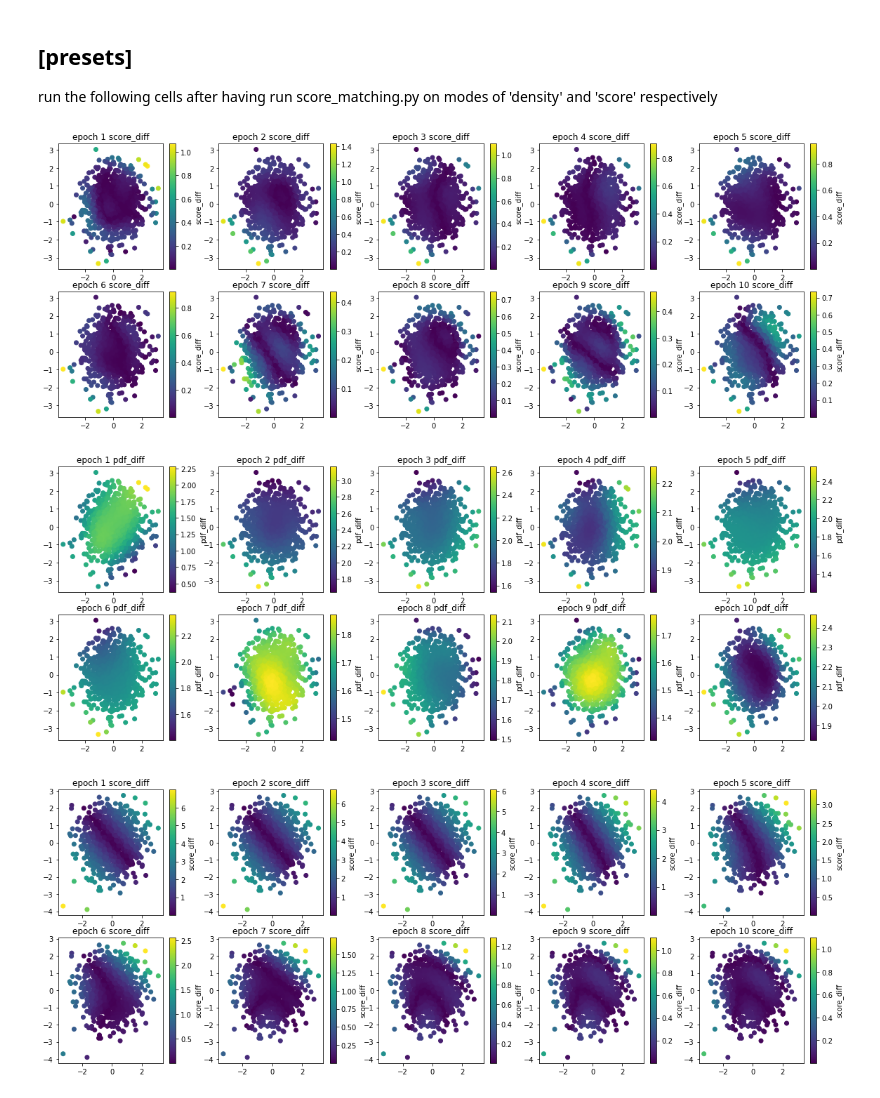
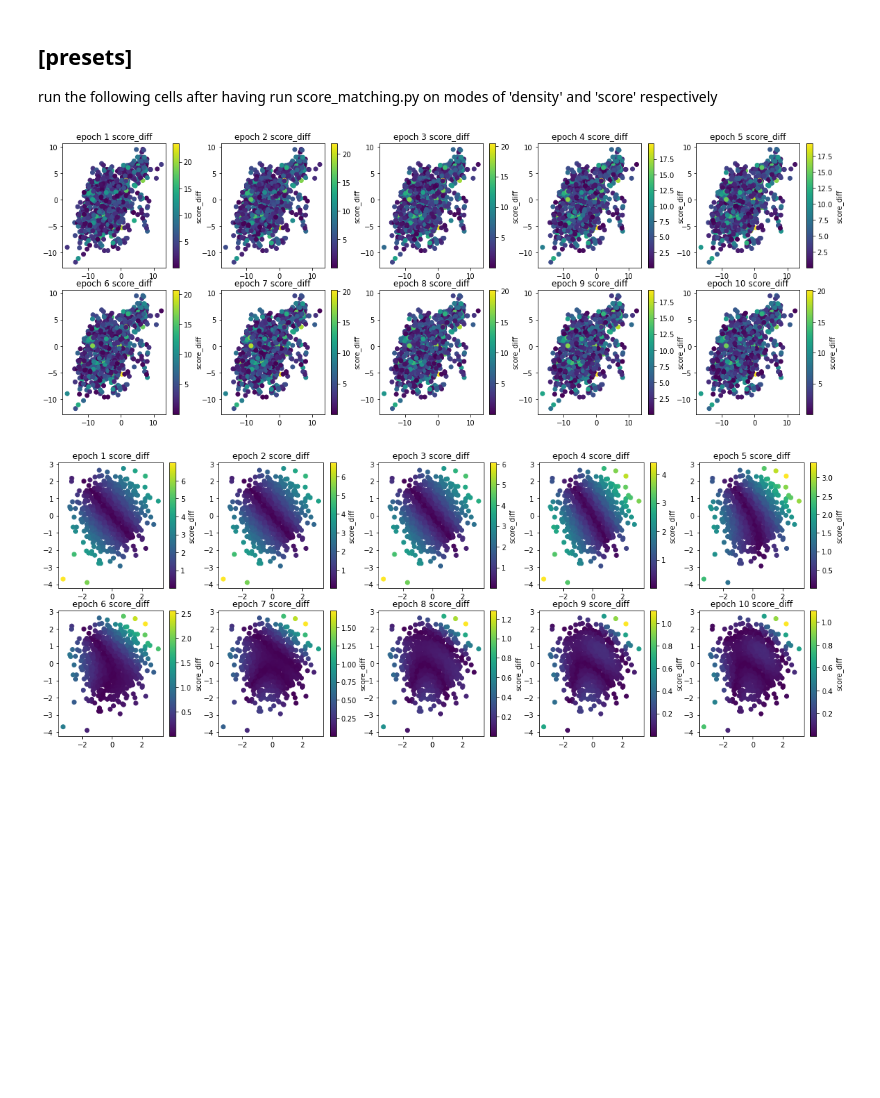
Before and after one commit to joshcbrown/Vacation-Scholarship-2022, a Jupyter notebook: visualisations.ipynb, the cells around one changed output. Saved outputs shown, nothing was run; the diff lists cells and outputs as text; code cells hidden in the pictures; blank space fills up the shorter version.

```diff
--- a/visualisations.ipynb
+++ b/visualisations.ipynb
@@ -30,11 +35,9 @@ def plot_all(var, file_in, folder='', filename=None):
 
 run the following cells after having run score_matching.py on modes of 'density' and 'score' respectively
 # %%
-plot_all('score_diff', 'outputs/density/', 'density swish')
-plot_all('pdf_diff', 'outputs/density/', 'density swish')
+plot_all('score_diff', 'outputs/density/', 'density gbrbm')
 # %% [output]
-[figure, old version]
+[figure, new version]
-[figure, removed]
 # %%
 plot_all('score_diff', 'outputs/score/', 'score swish')
 # %% [output]
```
Also changed, not shown: parts of 5 cells of this notebook, 2 other files.
